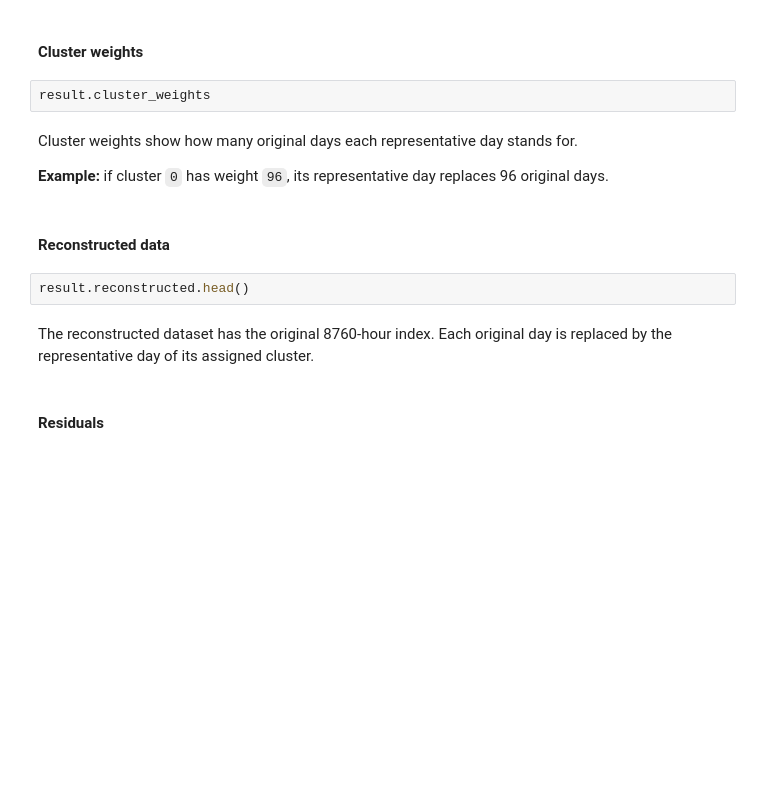
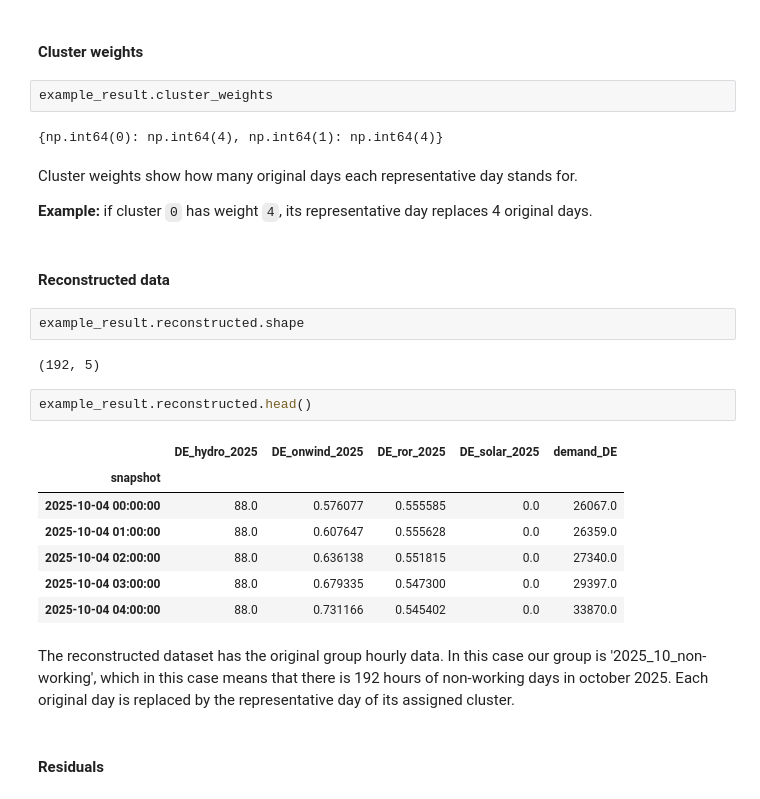
Before and after one commit to komaksym/tsam-notebook-workflows, a Jupyter notebook: src/approach_1.ipynb, the cells around one changed output. Drawn from its saved outputs; the diff is of its cells as text; blank space fills up the shorter version.

```diff
--- a/src/approach_1.ipynb
+++ b/src/approach_1.ipynb
@@ -921,17 +898,31 @@ Columns:
 # %% [markdown]
 #### Cluster weights
 # %%
-result.cluster_weights
+example_result.cluster_weights
+# %% [output]
+{np.int64(0): np.int64(4), np.int64(1): np.int64(4)}
 # %% [markdown]
 Cluster weights show how many original days each representative day stands for.
 
-**Example:** if cluster `0` has weight `96`, its representative day replaces 96 original days.
+**Example:** if cluster `0` has weight `4`, its representative day replaces 4 original days.
 # %% [markdown]
 #### Reconstructed data
+# %%
+example_result.reconstructed.shape
+# %% [output]
+(192, 5)
 # %%
-result.reconstructed.head()
+example_result.reconstructed.head()
+# %% [output]
+|  | DE_hydro_2025 | DE_onwind_2025 | DE_ror_2025 | DE_solar_2025 | demand_DE |
+| snapshot |  |  |  |  |  |
+| 2025-10-04 00:00:00 | 88.0 | 0.576077 | 0.555585 | 0.0 | 26067.0 |
+| 2025-10-04 01:00:00 | 88.0 | 0.607647 | 0.555628 | 0.0 | 26359.0 |
+| 2025-10-04 02:00:00 | 88.0 | 0.636138 | 0.551815 | 0.0 | 27340.0 |
+| 2025-10-04 03:00:00 | 88.0 | 0.679335 | 0.547300 | 0.0 | 29397.0 |
+| 2025-10-04 04:00:00 | 88.0 | 0.731166 | 0.545402 | 0.0 | 33870.0 |
 # %% [markdown]
-The reconstructed dataset has the original 8760-hour index. Each original day is replaced by the representative day of its assigned cluster.
+The reconstructed dataset has the original group hourly data. In this case our group is '2025_10_non-working', which in this case means that there is 192 hours of non-working days in october 2025.  Each original day is replaced by the representative day of its assigned cluster.
 # %% [markdown]
 #### Residuals
 # %%
```
Also changed, not shown: parts of 48 cells of this notebook.
